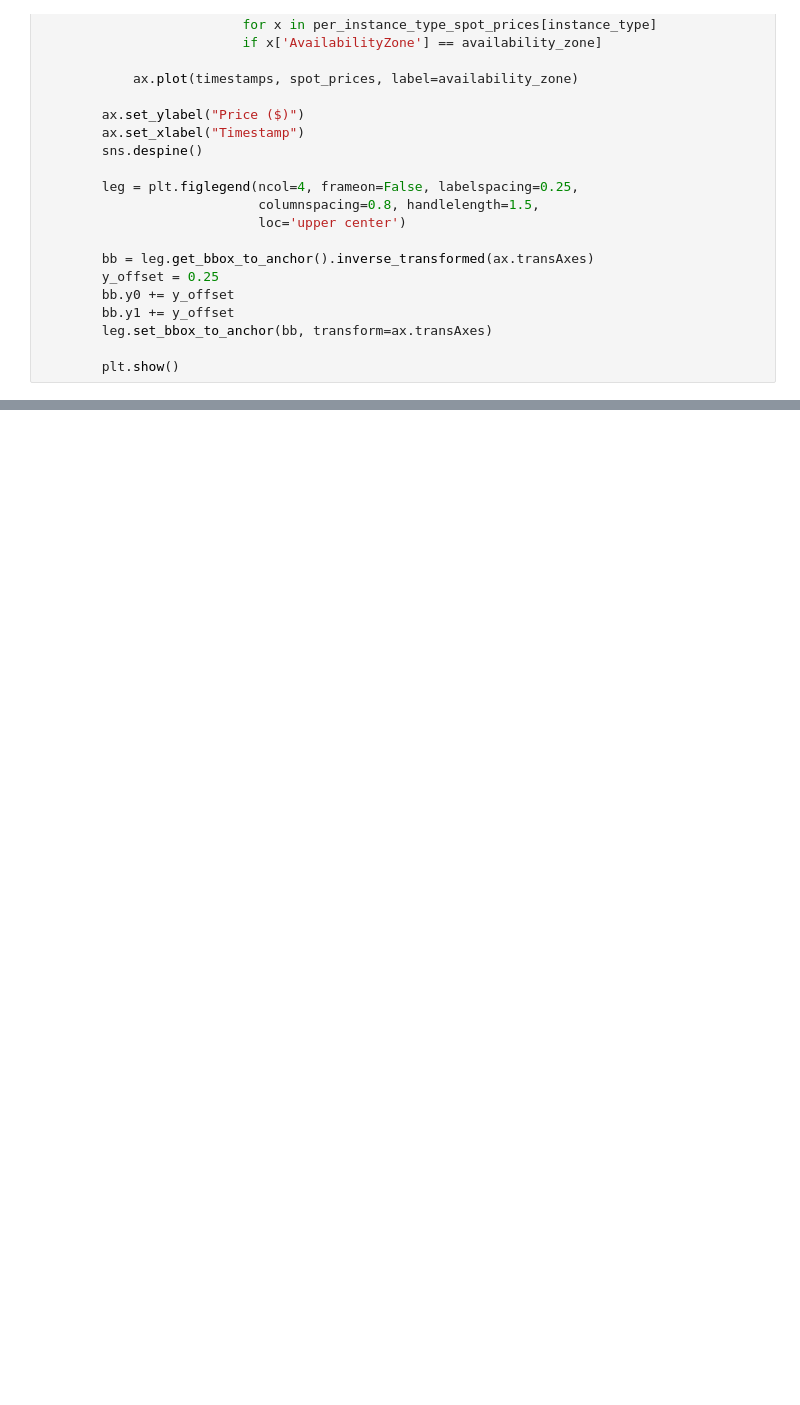
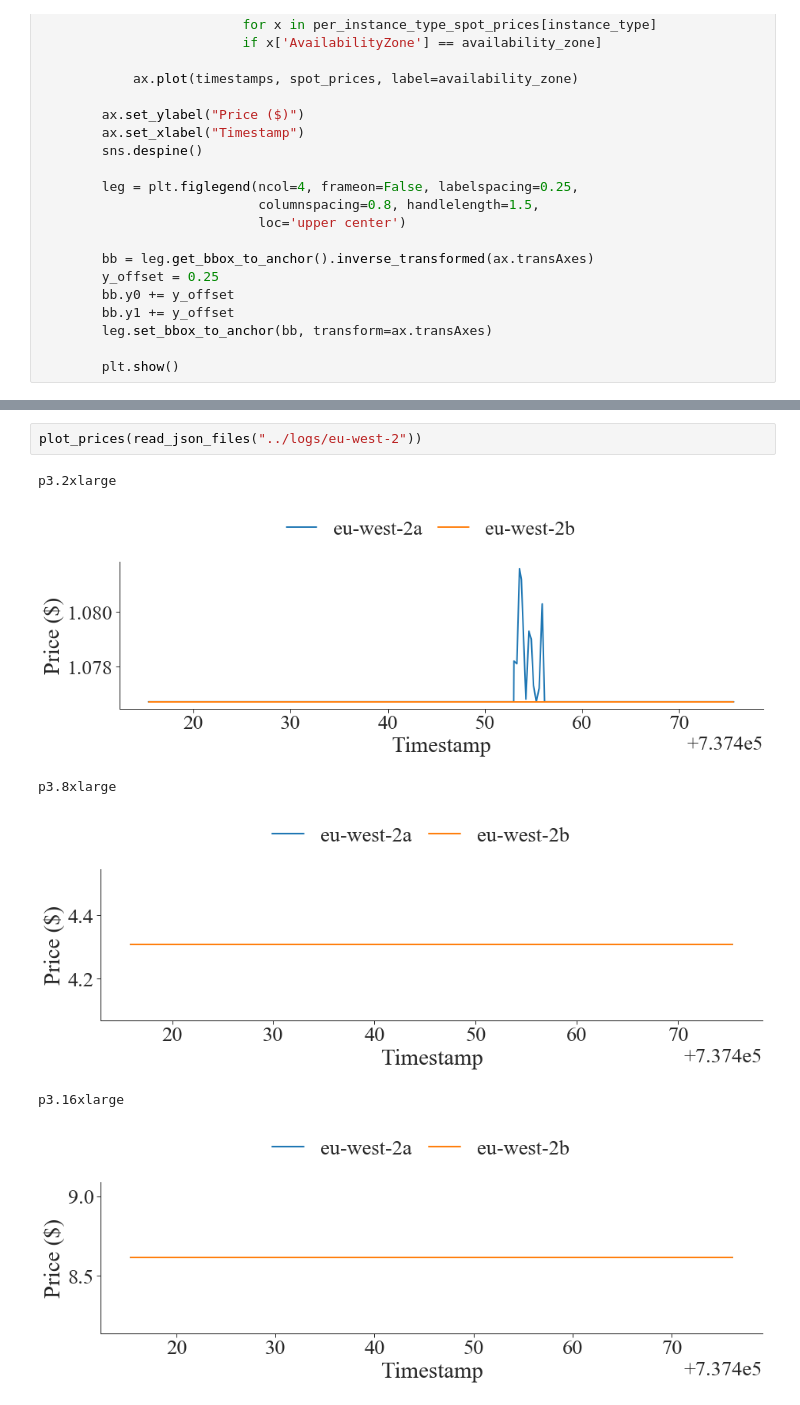
Before and after one commit to stanford-futuredata/training_on_a_dime, a Jupyter notebook: spot_pricing/notebooks/aws_spot_instance_prices.ipynb, the cells around one changed output, grey strips where cells are left out. Saved outputs shown, nothing was run; the diff lists cells and outputs as text; blank space fills up the shorter version.

```diff
--- a/spot_pricing/notebooks/aws_spot_instance_prices.ipynb
+++ b/spot_pricing/notebooks/aws_spot_instance_prices.ipynb
@@ -123,0 +152,9 @@ p3.16xlarge
+# %%
+plot_prices(read_json_files("../logs/eu-west-2"))
+# %% [output]
+p3.2xlarge
+[figure, added]
+p3.8xlarge
+[figure, added]
+p3.16xlarge
+[figure, added]
```
Also changed, not shown: parts of 5 cells of this notebook, 31 other files.
